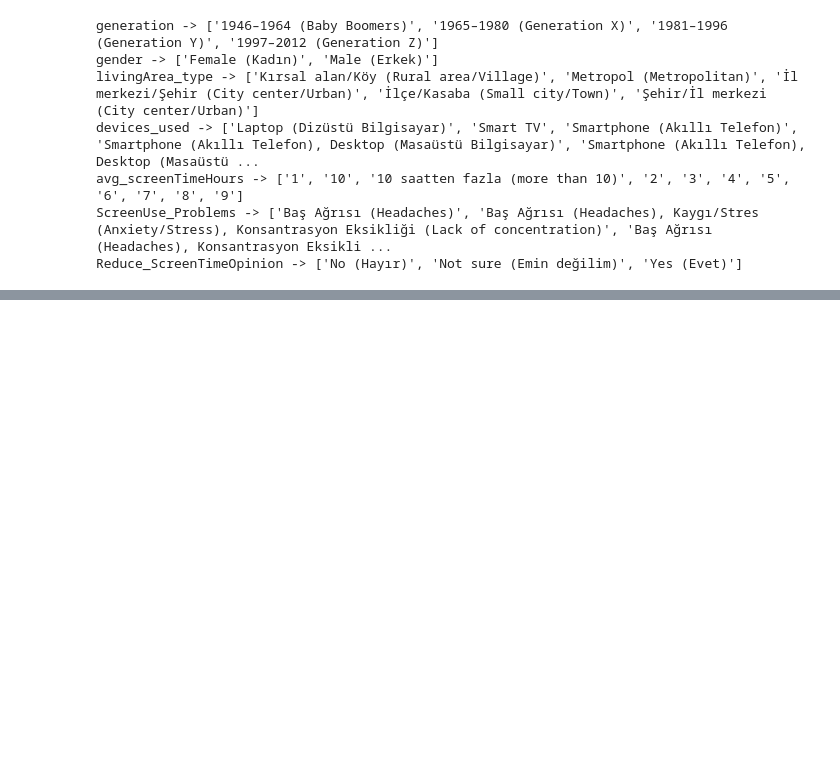
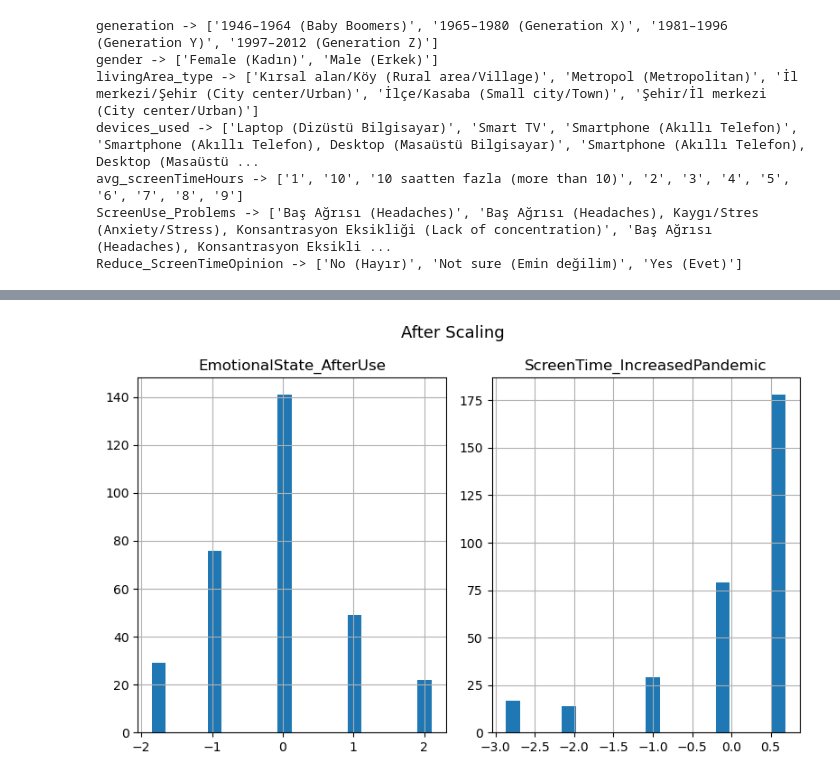
Before and after one commit to seymacakmakci/Screen-Time-Analysis-in-T-rkiye, a Jupyter notebook: ScreenTime.ipynb, the cells around one changed output, grey strips where cells are left out. Cells and saved outputs as stored; diff of their text form; code cells hidden in the pictures; blank space fills up the shorter version.

```diff
--- a/ScreenTime.ipynb
+++ b/ScreenTime.ipynb
@@ -195,0 +210,10 @@ Reduce_ScreenTimeOpinion -> ['No (Hayır)', 'Not sure (Emin değilim)', 'Yes (Ev
+# %%
+scaler = StandardScaler()
+df[numeric_columns] = scaler.fit_transform(df[numeric_columns])
+# %%
+df[numeric_columns].hist(bins=20, figsize=(8, 5))
+plt.suptitle("After Scaling", fontsize=13)
+plt.tight_layout()
+plt.show()
+# %% [output]
+[figure, added]
```
Also changed, not shown: parts of 6 cells of this notebook, 1 other file.
